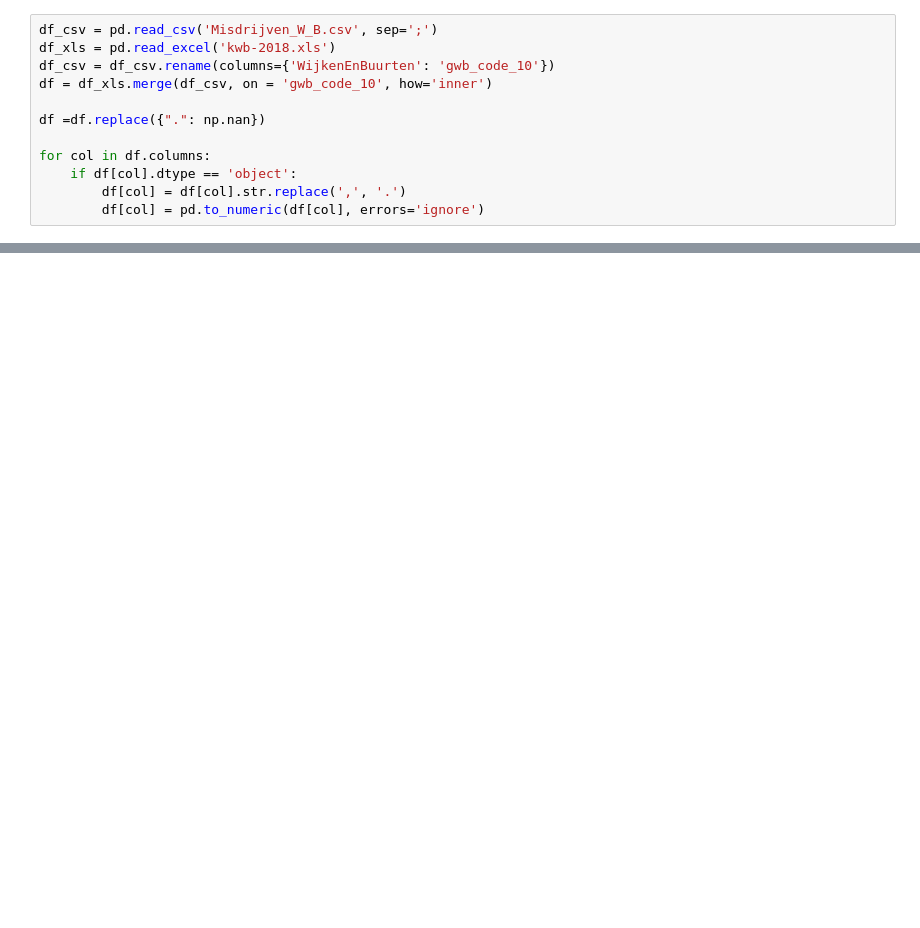
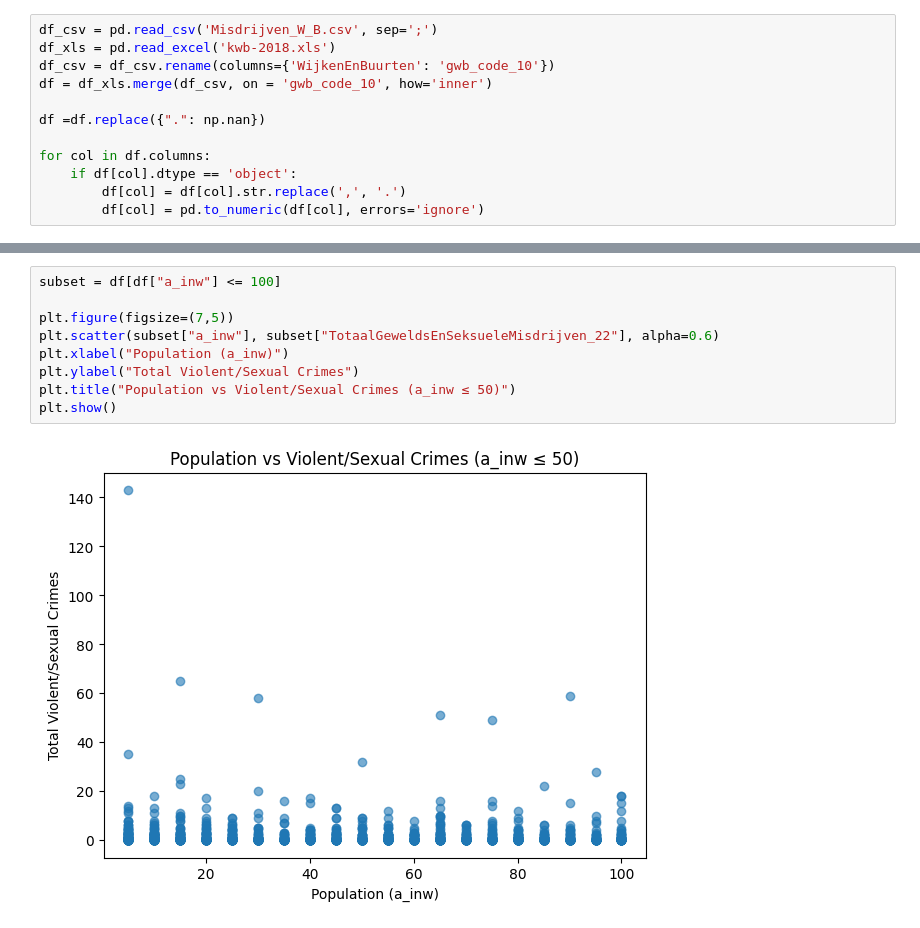
Before and after one commit to DiegoSourbag/ML-Final_Project, a Jupyter notebook: main.ipynb, the cells around one changed output, grey strips where cells are left out. Cells and saved outputs as stored; diff of their text form; blank space fills up the shorter version.

```diff
--- a/main.ipynb
+++ b/main.ipynb
@@ -85,0 +92,11 @@ df_imputed = pd.concat([df_cat_cols, df_num_unscaled], axis=1)
+# %%
+subset = df[df["a_inw"] <= 100]
+
+plt.figure(figsize=(7,5))
+plt.scatter(subset["a_inw"], subset["TotaalGeweldsEnSeksueleMisdrijven_22"], alpha=0.6)
+plt.xlabel("Population (a_inw)")
+plt.ylabel("Total Violent/Sexual Crimes")
+plt.title("Population vs Violent/Sexual Crimes (a_inw ≤ 50)")
+plt.show()
+# %% [output]
+[figure, added]
```
Also changed, not shown: parts of 16 cells of this notebook.
